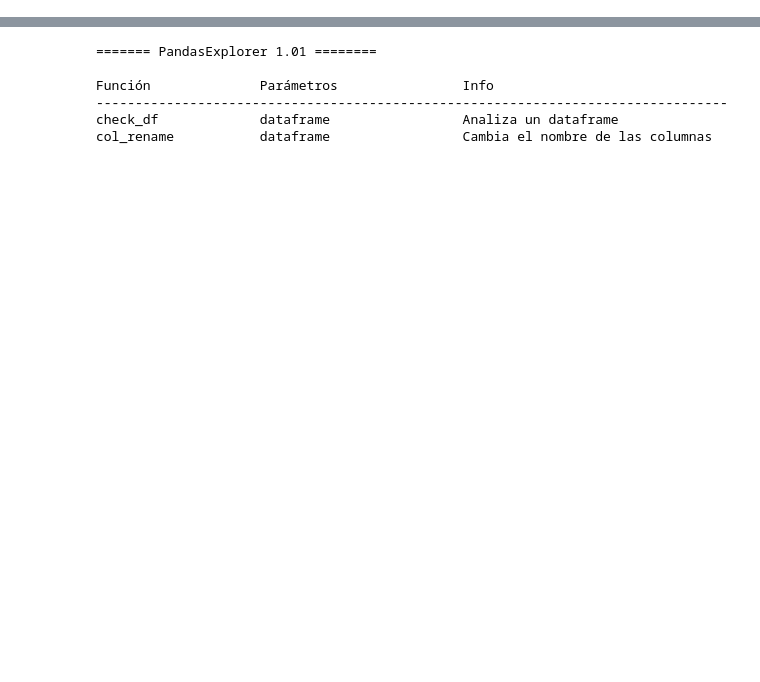
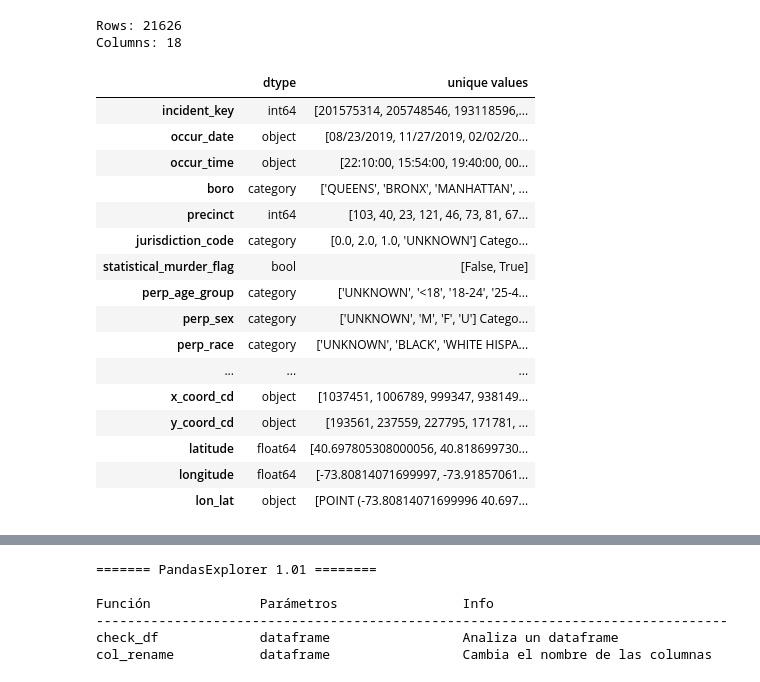
Before and after one commit to lep511/pexplorer, a Jupyter notebook: _pexplorer_test.ipynb, the cells around one changed output, grey strips where cells are left out. Saved outputs shown, nothing was run; the diff lists cells and outputs as text; code cells hidden in the pictures; blank space fills up the shorter version.

```diff
--- a/_pexplorer_test.ipynb
+++ b/_pexplorer_test.ipynb
@@ -25,3 +47,25 @@ px.memory_size(df)
+# %%
+px.glimpse(df)
+# %% [output]
+Rows: 21626
+Columns: 18
+|  | dtype | unique values |
+| incident_key | int64 | [201575314, 205748546, 193118596,... |
+| occur_date | object | [08/23/2019, 11/27/2019, 02/02/20... |
+| occur_time | object | [22:10:00, 15:54:00, 19:40:00, 00... |
+| boro | category | ['QUEENS', 'BRONX', 'MANHATTAN', ... |
+| precinct | int64 | [103, 40, 23, 121, 46, 73, 81, 67... |
+| jurisdiction_code | category | [0.0, 2.0, 1.0, 'UNKNOWN'] Catego... |
+| statistical_murder_flag | bool | [False, True] |
+| perp_age_group | category | ['UNKNOWN', '<18', '18-24', '25-4... |
+| perp_sex | category | ['UNKNOWN', 'M', 'F', 'U'] Catego... |
+| perp_race | category | ['UNKNOWN', 'BLACK', 'WHITE HISPA... |
+| ... | ... | ... |
+| x_coord_cd | object | [1037451, 1006789, 999347, 938149... |
+| y_coord_cd | object | [193561, 237559, 227795, 171781, ... |
+| latitude | float64 | [40.697805308000056, 40.818699730... |
+| longitude | float64 | [-73.80814071699997, -73.91857061... |
+| lon_lat | object | [POINT (-73.80814071699996 40.697... |
 # %%
 px.missing_values(df)
 # %% [output]
```
Also changed, not shown: parts of 9 cells of this notebook, 2 other files.
